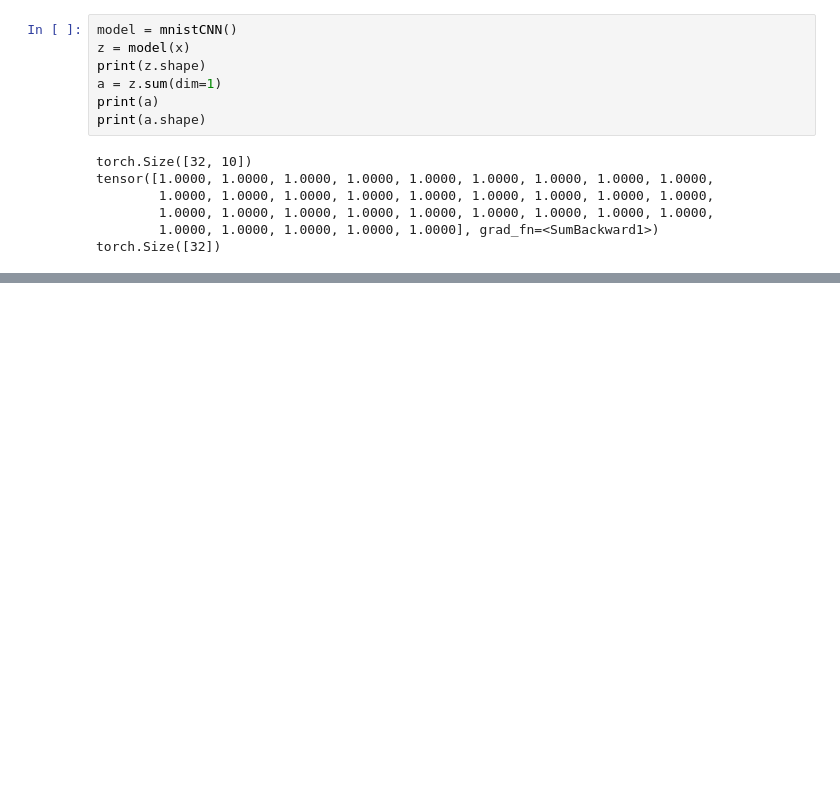
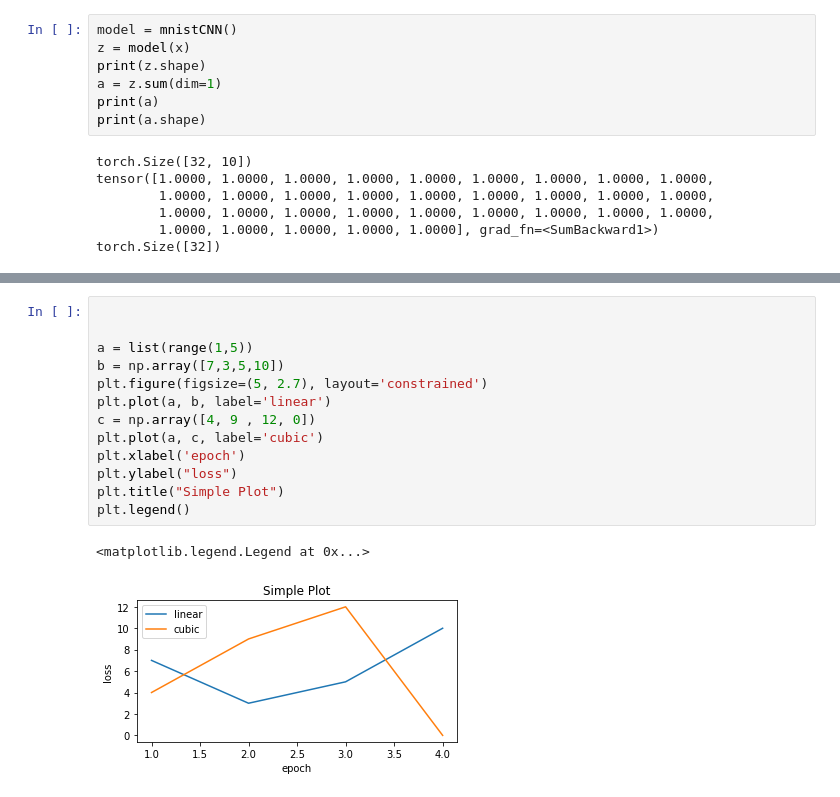
Before and after one commit to AmirMage2020/WS22-23, a Jupyter notebook: 1.MNIST/main.ipynb, the cells around one changed output, grey strips where cells are left out. Drawn from its saved outputs; the diff is of its cells as text; blank space fills up the shorter version.

```diff
--- a/1.MNIST/main.ipynb
+++ b/1.MNIST/main.ipynb
@@ -119,0 +101,16 @@ plt.show()
+# %%
+
+
+a = list(range(1,5))
+b = np.array([7,3,5,10])
+plt.figure(figsize=(5, 2.7), layout='constrained')
+plt.plot(a, b, label='linear')
+c = np.array([4, 9 , 12, 0])
+plt.plot(a, c, label='cubic')
+plt.xlabel('epoch')
+plt.ylabel("loss")
+plt.title("Simple Plot")
+plt.legend()
+# %% [output]
+<matplotlib.legend.Legend at 0x...>
+[figure, added]
```
Also changed, not shown: parts of 7 cells of this notebook, 1 other file.
